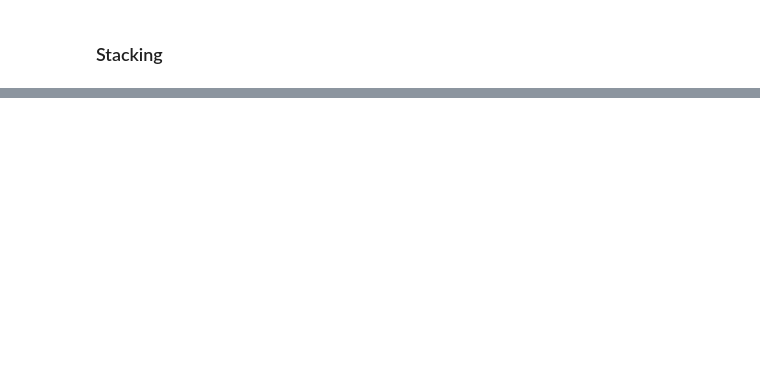
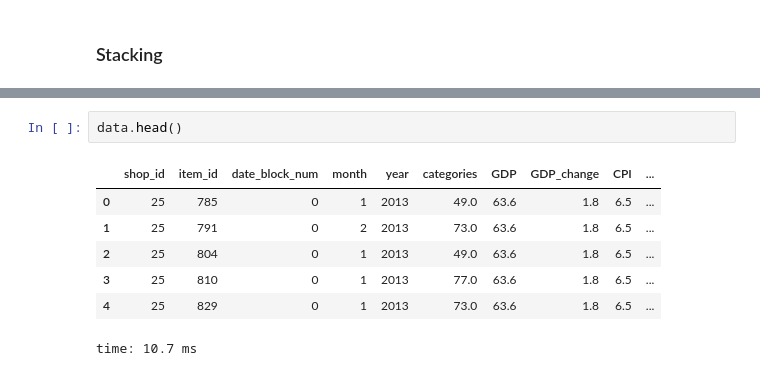
Before and after one commit to gyasis/ai-fall20, a Jupyter notebook: 4. Feature Eng/03. Numerical Enc/2. Notebooks/kagglecomp.ipynb, the cells around one changed output, grey strips where cells are left out. Drawn from its saved outputs; the diff is of its cells as text; blank space fills up the shorter version.

```diff
--- a/4. Feature Eng/03. Numerical Enc/2. Notebooks/kagglecomp.ipynb
+++ b/4. Feature Eng/03. Numerical Enc/2. Notebooks/kagglecomp.ipynb
@@ -1342,0 +617,10 @@ time: 13.2 s
+# %%
+data.head()
+# %% [output]
+|  | shop_id | item_id | date_block_num | month | year | categories | GDP | GDP_change | CPI | ... |
+| 0 | 25 | 785 | 0 | 1 | 2013 | 49.0 | 63.6 | 1.8 | 6.5 | ... |
+| 1 | 25 | 791 | 0 | 2 | 2013 | 73.0 | 63.6 | 1.8 | 6.5 | ... |
+| 2 | 25 | 804 | 0 | 1 | 2013 | 49.0 | 63.6 | 1.8 | 6.5 | ... |
+| 3 | 25 | 810 | 0 | 1 | 2013 | 77.0 | 63.6 | 1.8 | 6.5 | ... |
+| 4 | 25 | 829 | 0 | 1 | 2013 | 73.0 | 63.6 | 1.8 | 6.5 | ... |
+time: 10.7 ms
```
Also changed, not shown: parts of 96 cells of this notebook, 12 other files.
